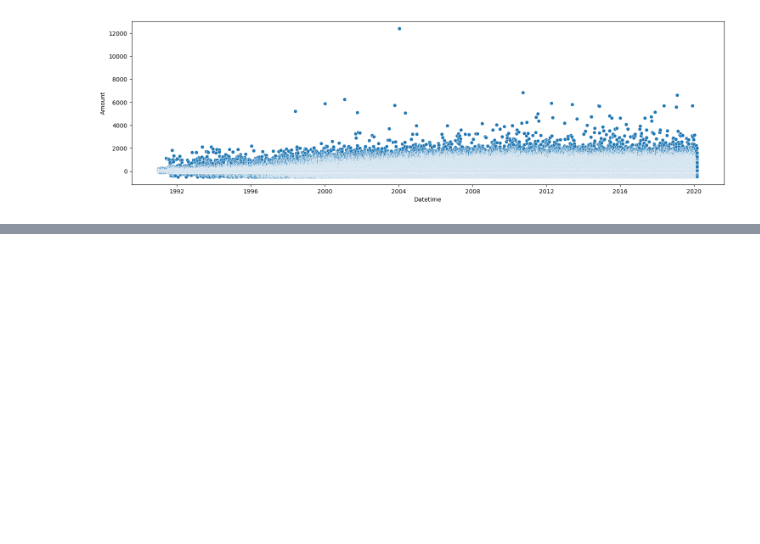
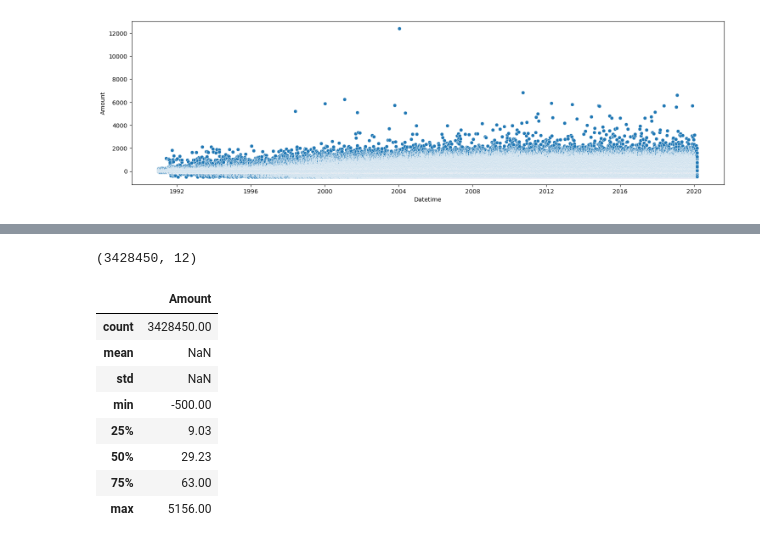
Before and after one commit to Yichen-Z/ece5831-2023-ccf, a Jupyter notebook: explore_transactions.ipynb, the cells around one changed output, grey strips where cells are left out. Cells and saved outputs as stored; diff of their text form; code cells hidden in the pictures; blank space fills up the shorter version.

```diff
--- a/explore_transactions.ipynb
+++ b/explore_transactions.ipynb
@@ -427,0 +598,15 @@ plt.show()
+# %%
+validation_nf_pool = df.loc[(df['Datetime'] >= '2016-01-01') & (df['Datetime'] < '2018-01-01')].copy()
+print(validation_nf_pool.shape)
+validation_nf_pool[['Amount']].describe()
+# %% [output]
+(3428450, 12)
+|  | Amount |
+| count | 3428450.00 |
+| mean | NaN |
+| std | NaN |
+| min | -500.00 |
+| 25% | 9.03 |
+| 50% | 29.23 |
+| 75% | 63.00 |
+| max | 5156.00 |
```
Also changed, not shown: parts of 27 cells of this notebook.
